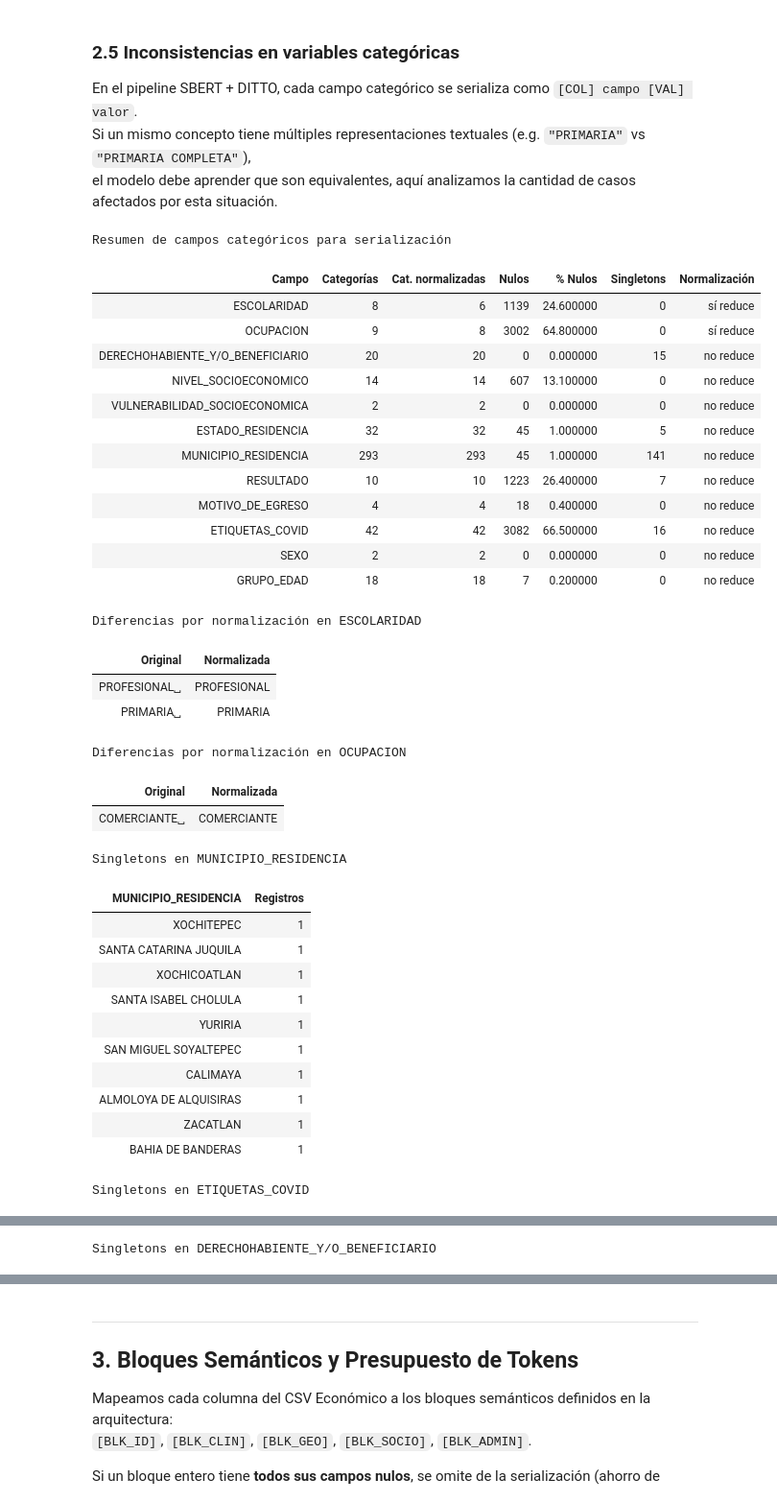
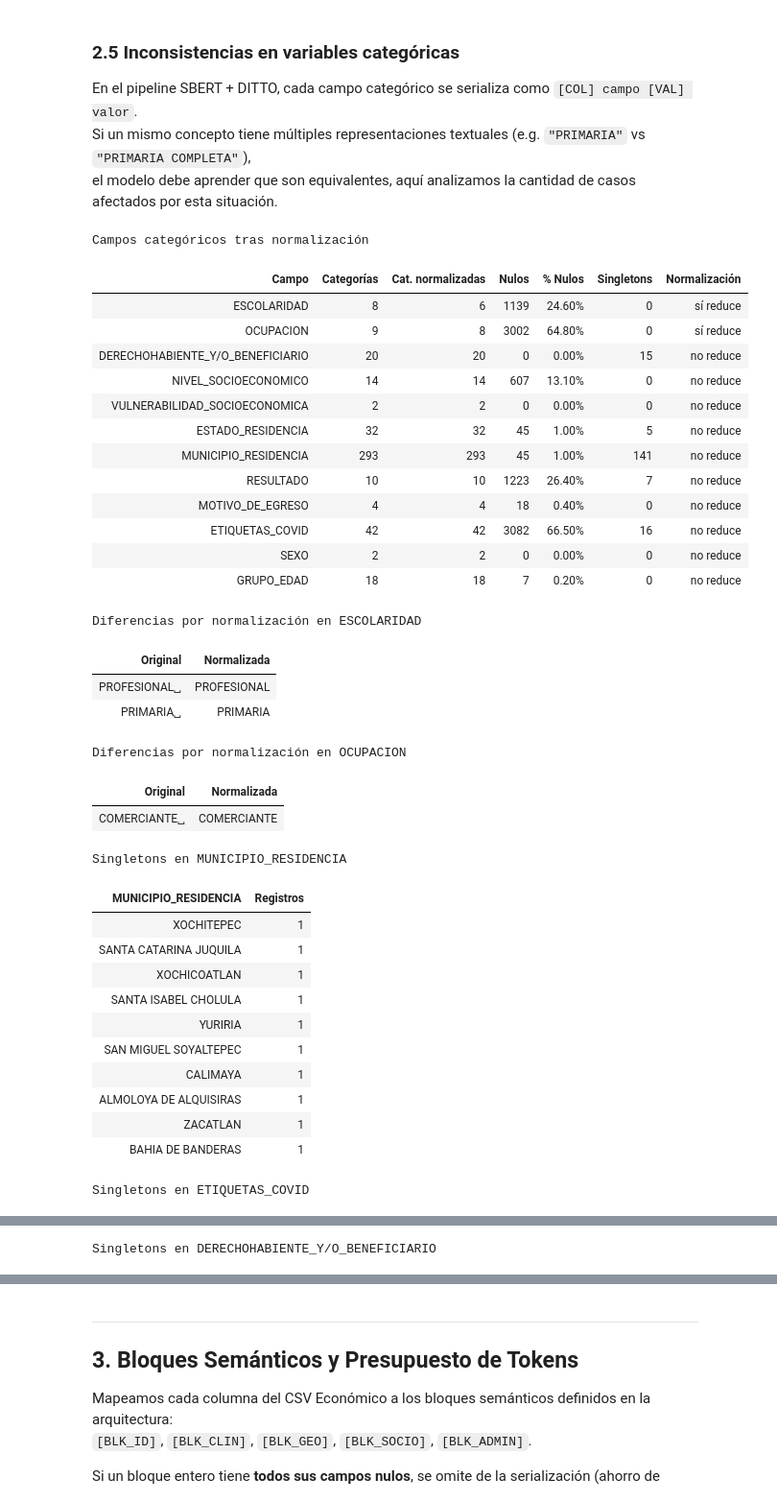
Before and after one commit to UzielLujan/entity-resolution-nlp, a Jupyter notebook: notebooks/EDA_Econo.ipynb, the cells around one changed output, grey strips where cells are left out. Shown at 96% size. Cells and saved outputs as stored; diff of their text form; code cells hidden in the pictures.

```diff
--- a/notebooks/EDA_Econo.ipynb
+++ b/notebooks/EDA_Econo.ipynb
@@ -19,20 +19,22 @@ from pathlib import Path
 import re
 from collections import Counter
 import unicodedata
+import sys
+from pathlib import Path
 
-sns.set_theme(style='whitegrid', palette='muted', font_scale=1.05) # Establece un tema de Seaborn para mejorar la apariencia de los gráficos
-plt.rcParams['figure.dpi'] = 120 # Aumenta la resolución de las figuras para que se vean más nítidas
-plt.rcParams['figure.figsize'] = (12, 5) # Establece un tamaño de figura predeterminado para los gráficos
+sys.path.insert(0, str(Path('..').resolve() / 'src'))
+from record_linkage.config import RAW_FILES, check_paths, FIGURES_DIR
 
-ruta_base = Path().absolute().parent
-ruta_datos = ruta_base / 'data'
-nombre_csv = 'INER_COVID19_CostoPacientes_Econo.csv'
+# Configuración de estilos para gráficos
+sns.set_theme(style='whitegrid', palette='muted', font_scale=1.05)
+plt.rcParams['figure.dpi'] = 120
+plt.rcParams['figure.figsize'] = (12, 5)
 
-df = pd.read_csv(ruta_datos / nombre_csv)
+df = pd.read_csv(RAW_FILES['econo'])
 
-# Conversión inmediata de fechas
-df['FECHA_INGRESO_INER'] = pd.to_datetime(df['FECHA_INGRESO_INER'], errors='coerce') # errors='coerce' convierte las fechas no válidas en NaT (Not a Time) en lugar de generar un error
-df['FECHA_DE_ALTA_MEJORIA'] = pd.to_datetime(df['FECHA_DE_ALTA_MEJORIA'], errors='coerce')
+# Conversión inmediata de fechas (no válidas en NaT)
+for col in ['FECHA_INGRESO_INER', 'FECHA_DE_ALTA_MEJORIA']:
+    df[col] = pd.to_datetime(df[col], errors='coerce')
 # %% [markdown]
 ## 1. Caracterización de Columnas
 
@@ -903,7 +878,9 @@ for col in cols_cat:
     })
 
 df_cat_resumen = pd.DataFrame(rows_resumen)
-display(df_cat_resumen.style.set_caption('Campos categóricos tras normalización')
+display(df_cat_resumen.style
+        .format({'% Nulos': '{:.2f}%'})
+        .set_caption('Campos categóricos tras normalización')
         .background_gradient(subset=['% Nulos'], cmap='OrRd')
         .background_gradient(subset=['Singletons'], cmap='YlOrRd')
         .set_table_styles([{'selector': 'caption', 'props': 'font-size:1.2em; font-weight:bold'}])
@@ -912,46 +889,46 @@ display(df_cat_resumen.style.set_caption('Campos categóricos tras normalizació
 for col in ["ESCOLARIDAD", "OCUPACION"]:
     vals = df[col].dropna().astype(str)
     norm = vals.str.strip().str.upper()
     # Reemplazar espacios por "␣" para hacerlos visibles
     vals_vis = vals.str.replace(" ", "␣")
     norm_vis = norm.str.replace(" ", "␣")
     df_diff = pd.DataFrame({
         "Original": vals_vis,
         "Normalizada": norm_vis
     })
     df_diff = df_diff[df_diff["Original"] != df_diff["Normalizada"]]
     df_diff_unique = df_diff.drop_duplicates()
     if not df_diff_unique.empty:
         display(df_diff_unique.style.set_caption(f"Diferencias por normalización en {col}")
                 .set_table_styles([{'selector': 'caption', 'props': 'font-size:1em; font-weight:bold'}])
                 .hide(axis='index'))
 
 
 for col in ["MUNICIPIO_RESIDENCIA", "ETIQUETAS_COVID", "DERECHOHABIENTE_Y/O_BENEFICIARIO"]:
     vals = df[col].dropna().astype(str)
     vc = vals.value_counts()
     singletons = vc[vc == 1]
     if not singletons.empty:
         df_singletons = singletons.reset_index().head(10)  # Mostrar solo los primeros 10 singletons
         df_singletons.columns = [col, "Registros"]
         display(df_singletons.style.set_caption(f"Singletons en {col}")
                 .set_table_styles([{'selector': 'caption', 'props': 'font-size:1em; font-weight:bold'}])
                 .hide(axis='index'))
 # %% [output]
-Resumen de campos categóricos para serialización
+Campos categóricos tras normalización
 | Campo | Categorías | Cat. normalizadas | Nulos | % Nulos | Singletons | Normalización |
-| ESCOLARIDAD | 8 | 6 | 1139 | 24.600000 | 0 | sí reduce |
-| OCUPACION | 9 | 8 | 3002 | 64.800000 | 0 | sí reduce |
-| DERECHOHABIENTE_Y/O_BENEFICIARIO | 20 | 20 | 0 | 0.000000 | 15 | no reduce |
-| NIVEL_SOCIOECONOMICO | 14 | 14 | 607 | 13.100000 | 0 | no reduce |
-| VULNERABILIDAD_SOCIOECONOMICA | 2 | 2 | 0 | 0.000000 | 0 | no reduce |
-| ESTADO_RESIDENCIA | 32 | 32 | 45 | 1.000000 | 5 | no reduce |
-| MUNICIPIO_RESIDENCIA | 293 | 293 | 45 | 1.000000 | 141 | no reduce |
-| RESULTADO | 10 | 10 | 1223 | 26.400000 | 7 | no reduce |
-| MOTIVO_DE_EGRESO | 4 | 4 | 18 | 0.400000 | 0 | no reduce |
-| ETIQUETAS_COVID | 42 | 42 | 3082 | 66.500000 | 16 | no reduce |
-| SEXO | 2 | 2 | 0 | 0.000000 | 0 | no reduce |
-| GRUPO_EDAD | 18 | 18 | 7 | 0.200000 | 0 | no reduce |
+| ESCOLARIDAD | 8 | 6 | 1139 | 24.60% | 0 | sí reduce |
+| OCUPACION | 9 | 8 | 3002 | 64.80% | 0 | sí reduce |
+| DERECHOHABIENTE_Y/O_BENEFICIARIO | 20 | 20 | 0 | 0.00% | 15 | no reduce |
+| NIVEL_SOCIOECONOMICO | 14 | 14 | 607 | 13.10% | 0 | no reduce |
+| VULNERABILIDAD_SOCIOECONOMICA | 2 | 2 | 0 | 0.00% | 0 | no reduce |
+| ESTADO_RESIDENCIA | 32 | 32 | 45 | 1.00% | 5 | no reduce |
+| MUNICIPIO_RESIDENCIA | 293 | 293 | 45 | 1.00% | 141 | no reduce |
+| RESULTADO | 10 | 10 | 1223 | 26.40% | 7 | no reduce |
+| MOTIVO_DE_EGRESO | 4 | 4 | 18 | 0.40% | 0 | no reduce |
+| ETIQUETAS_COVID | 42 | 42 | 3082 | 66.50% | 16 | no reduce |
+| SEXO | 2 | 2 | 0 | 0.00% | 0 | no reduce |
+| GRUPO_EDAD | 18 | 18 | 7 | 0.20% | 0 | no reduce |
 Diferencias por normalización en ESCOLARIDAD
 | Original | Normalizada |
 | PROFESIONAL␣ | PROFESIONAL |
```
Also changed, not shown: parts of 10 cells of this notebook, 2 other files.
